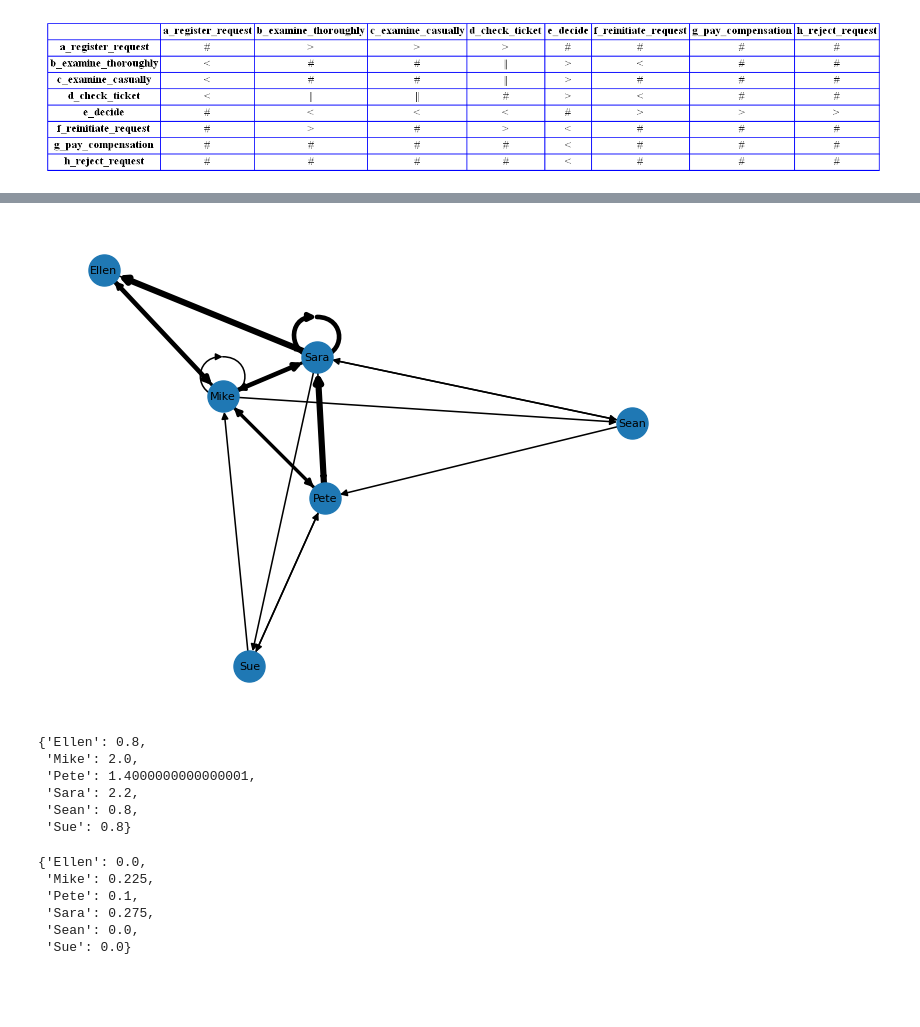
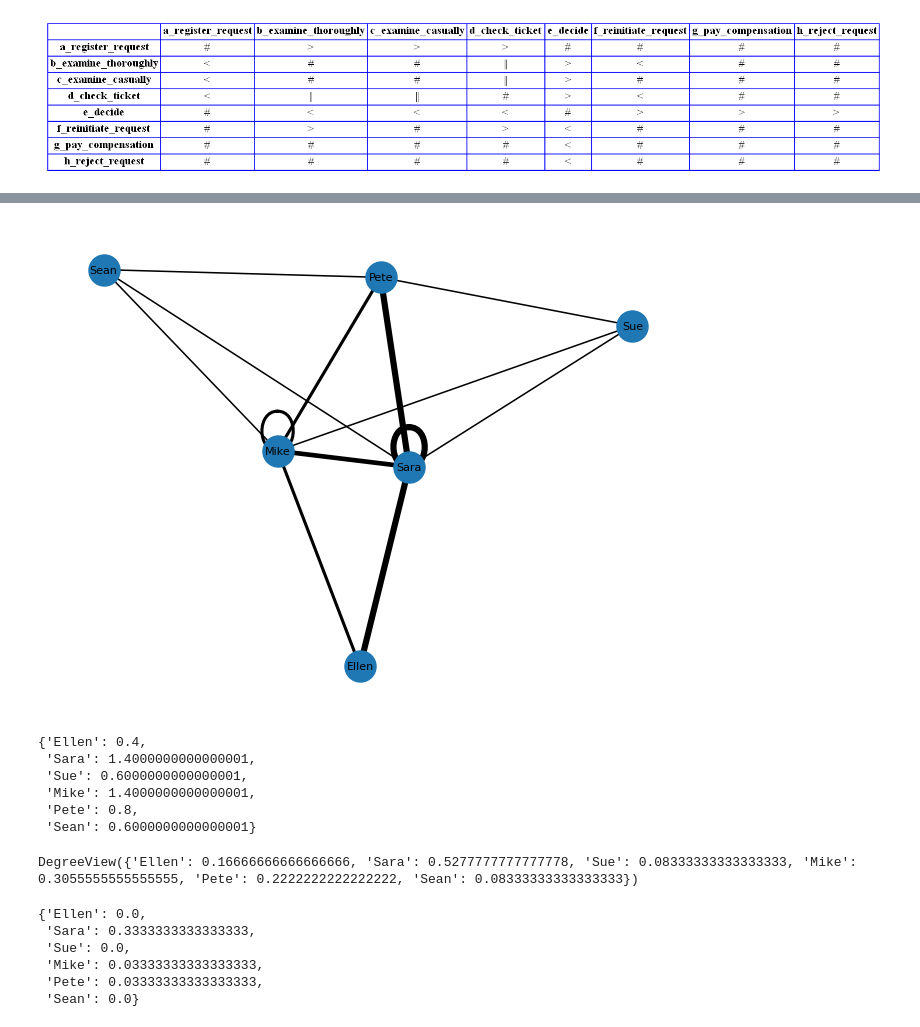
Before and after one commit to jocwulf/zhaw_som, a Jupyter notebook: 09_Social_Network_Analysis.ipynb, the cells around one changed output, grey strips where cells are left out. Saved outputs shown, nothing was run; the diff lists cells and outputs as text; code cells hidden in the pictures; blank space fills up the shorter version.

```diff
--- a/09_Social_Network_Analysis.ipynb
+++ b/09_Social_Network_Analysis.ipynb
@@ -324,0 +316,16 @@ pd.DataFrame(hw_values[0], index=hw_values[1], columns=hw_values[1])
+# %%
+connections=hw_values.connections
+# %%
+names = list(set([connection[0] for connection in connections]+[connection[1] for connection in connections]))
+rows = []
+for name in names:
+    cols = []
+    for subname in names:
+        try:
+            cols.append(connections[(name, subname)])
+        except KeyError:
+            cols.append(0)
+    rows.append(cols)
+rows
+
+df = pd.DataFrame(rows, index=names, columns=names)
@@ -325,18 +342,22 @@ pd.DataFrame(hw_values[0], index=hw_values[1], columns=hw_values[1])
 # %%
 # depict distances as network with networkx
-G_hw = nx.from_numpy_array(hw_values[0], create_using=nx.DiGraph)
-G_hw = nx.relabel_nodes(G_hw, dict(zip(range(len(hw_values[1])), hw_values[1])))
+G_hw = nx.from_pandas_adjacency(df)
 mywidth = [i * 40 for i in list(nx.get_edge_attributes(G_hw,'weight').values())]
 nx.draw(G_hw, with_labels=True, node_size=500, font_size=8, width=mywidth)
 # %% [output]
-[figure, old version]
+[figure, new version]
 # %%
 # degree centrality for edges in G_hw
 nx.degree_centrality(G_hw)
 # %% [output]
-{'Ellen': 0.8,
- 'Mike': 2.0,
- 'Pete': 1.4000000000000001,
- 'Sara': 2.2,
- 'Sean': 0.8,
- 'Sue': 0.8}
+{'Ellen': 0.4,
+ 'Sara': 1.4000000000000001,
+ 'Sue': 0.6000000000000001,
+ 'Mike': 1.4000000000000001,
+ 'Pete': 0.8,
+ 'Sean': 0.6000000000000001}
+# %%
+# degree centrality for edges in G_hw considering weights
+G_hw.degree(weight='weight')
+# %% [output]
+DegreeView({'Ellen': 0.16666666666666666, 'Sara': 0.5277777777777778, 'Sue': 0.08333333333333333, 'Mike': 0.3055555555555555, 'Pete': 0.2222222222222222, 'Sean': 0.08333333333333333})
@@ -343,9 +368,9 @@ nx.degree_centrality(G_hw)
 # %%
-nx.betweenness_centrality(G_hw)
+nx.betweenness_centrality(G_hw, weight='distance')
 # %% [output]
 {'Ellen': 0.0,
- 'Mike': 0.225,
- 'Pete': 0.1,
- 'Sara': 0.275,
- 'Sean': 0.0,
- 'Sue': 0.0}
+ 'Sara': 0.3333333333333333,
+ 'Sue': 0.0,
+ 'Mike': 0.03333333333333333,
+ 'Pete': 0.03333333333333333,
+ 'Sean': 0.0}
```
Also changed, not shown: parts of 8 cells of this notebook.
